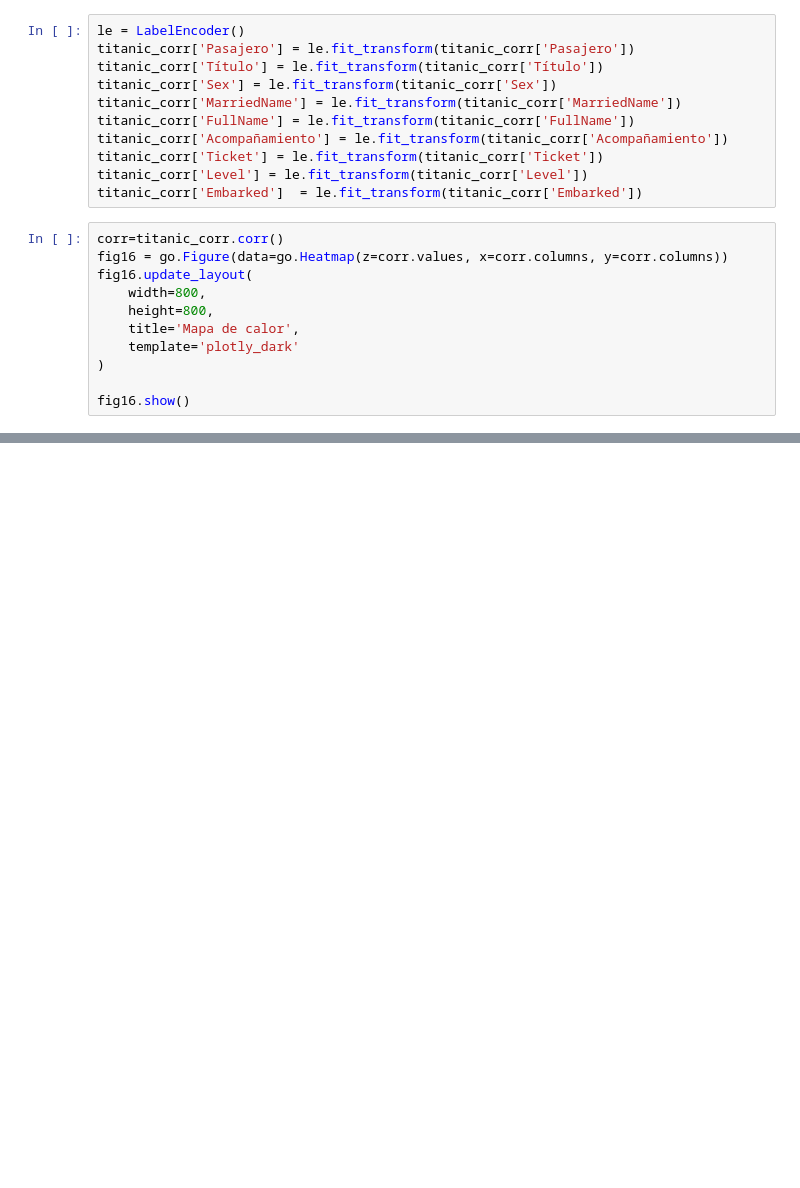
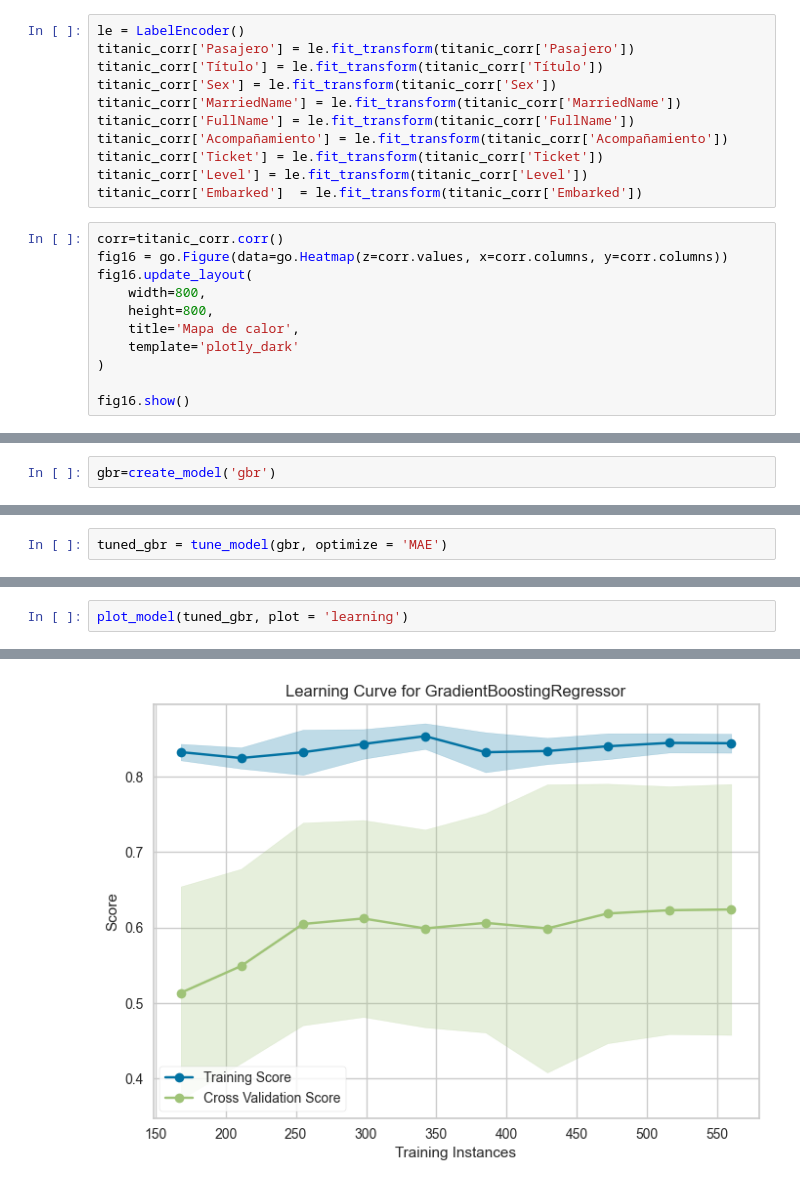
Before and after one commit to AlbaBoga/DataAnalyticsPorfolio, a Jupyter notebook: Project_Titanic/Project_Titanic.ipynb, the cells around one changed output, grey strips where cells are left out. Drawn from its saved outputs; the diff is of its cells as text; blank space fills up the shorter version.

```diff
--- a/Project_Titanic/Project_Titanic.ipynb
+++ b/Project_Titanic/Project_Titanic.ipynb
@@ -690,0 +1250,2 @@ fig16.show()
+# %%
+gbr=create_model('gbr')
@@ -690,0 +1269,2 @@ fig16.show()
+# %%
+tuned_gbr = tune_model(gbr, optimize = 'MAE')
@@ -690,0 +1289,3 @@ fig16.show()
+# %%
+plot_model(tuned_gbr, plot = 'learning')
+# %% [output]
@@ -690,0 +1293 @@ fig16.show()
+[figure, added]
```
Also changed, not shown: parts of 79 cells of this notebook.
